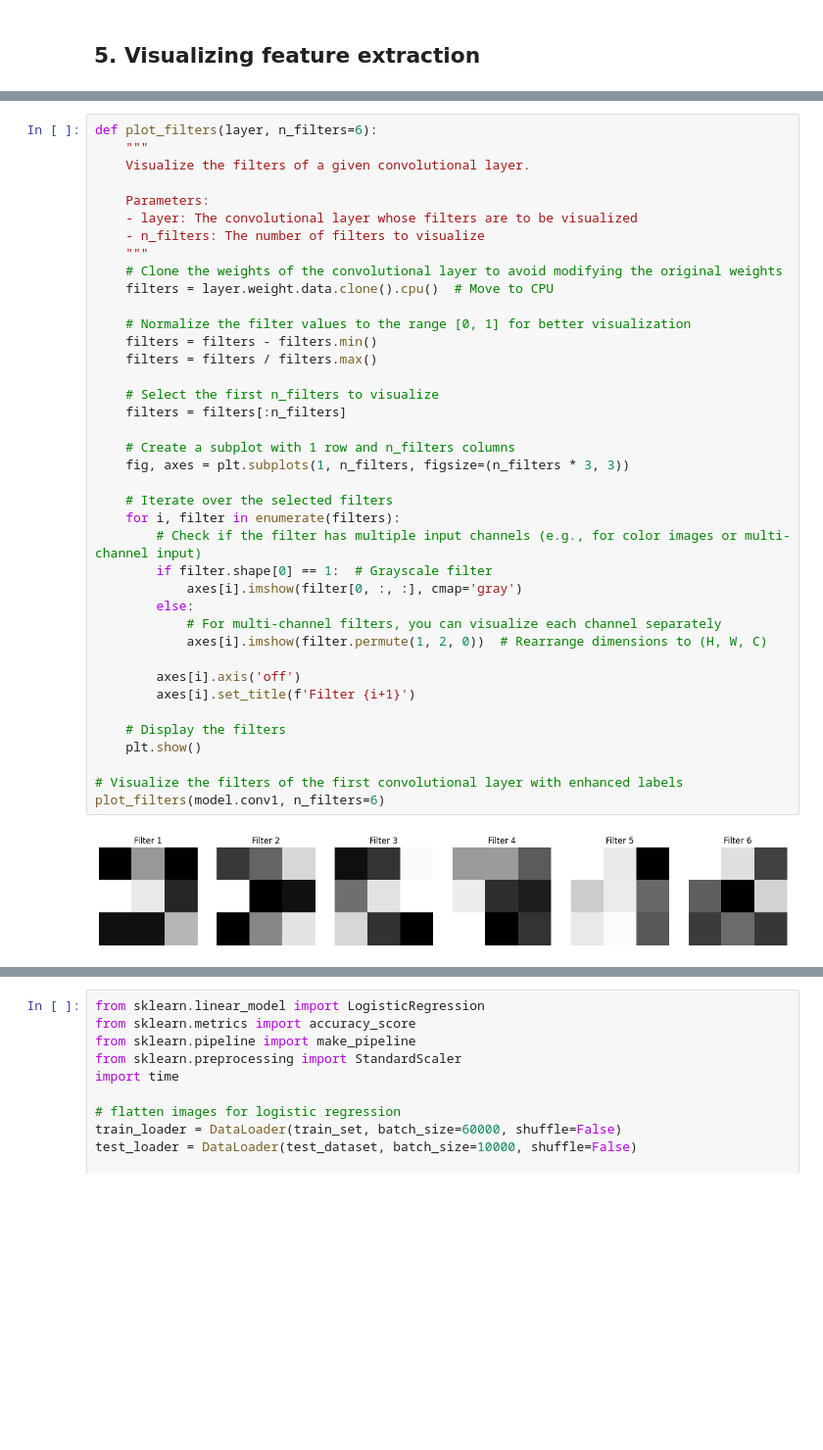
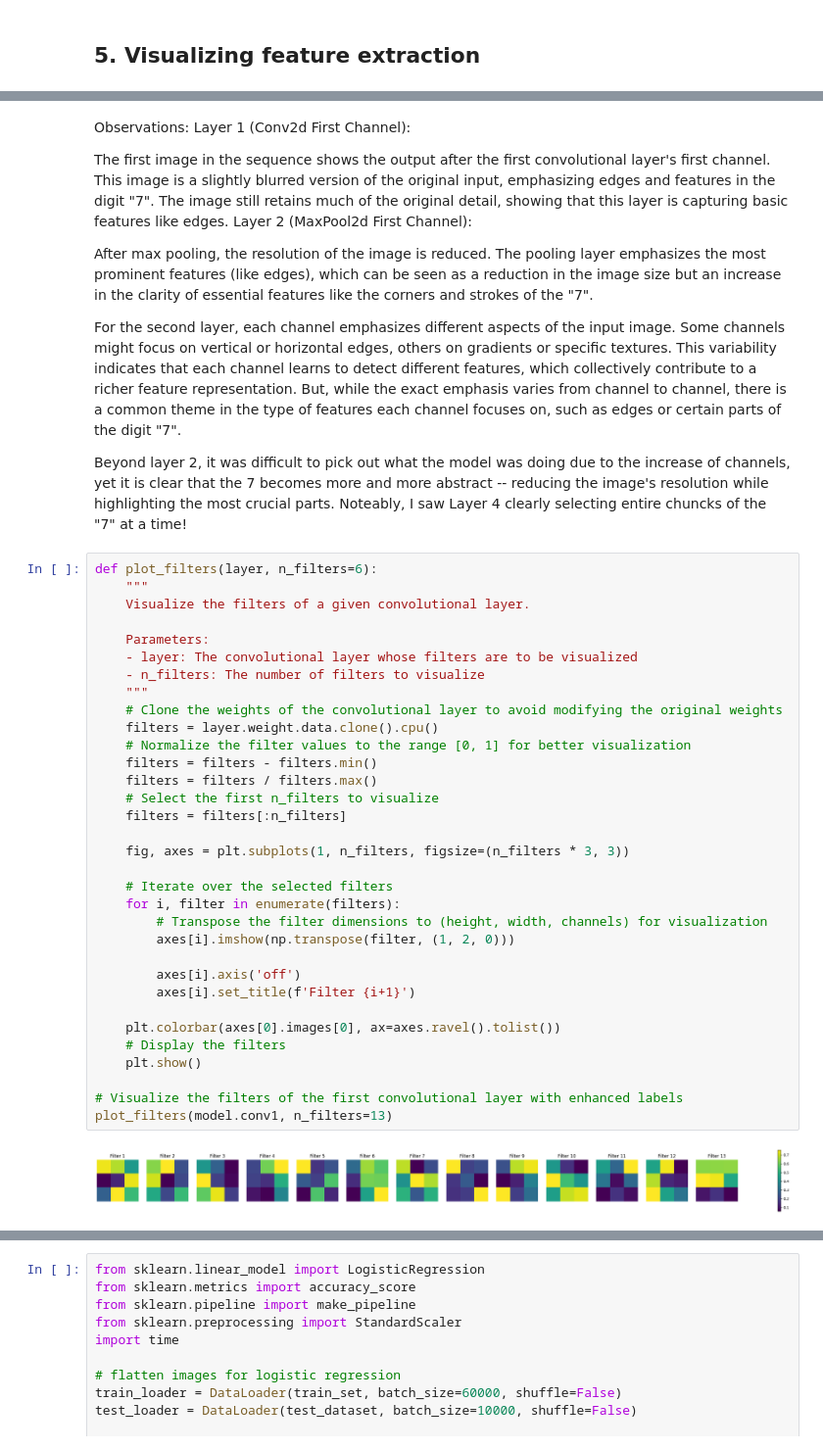
Before and after one commit to Kyrylo-Bakumenko/mathematics-and-ai, a Jupyter notebook: weekly-projects/week6/Homework_6.ipynb, the cells around one changed output, grey strips where cells are left out. Shown at 98% size. Drawn from its saved outputs; the diff is of its cells as text; blank space fills up the shorter version.

```diff
--- a/weekly-projects/week6/Homework_6.ipynb
+++ b/weekly-projects/week6/Homework_6.ipynb
@@ -645,41 +715,47 @@ plot_mapped_features(model, example_image, layers, show_all_channels=True)
+# %% [markdown]
+Observations:
+Layer 1 (Conv2d First Channel):
+
+The first image in the sequence shows the output after the first convolutional layer's first channel. This image is a slightly blurred version of the original input, emphasizing edges and features in the digit "7". The image still retains much of the original detail, showing that this layer is capturing basic features like edges.
+Layer 2 (MaxPool2d First Channel):
+
+After max pooling, the resolution of the image is reduced. The pooling layer emphasizes the most prominent features (like edges), which can be seen as a reduction in the image size but an increase in the clarity of essential features like the corners and strokes of the "7".
+
+For the second layer, each channel emphasizes different aspects of the input image. Some channels might focus on vertical or horizontal edges, others on gradients or specific textures. This variability indicates that each channel learns to detect different features, which collectively contribute to a richer feature representation. But, while the exact emphasis varies from channel to channel, there is a common theme in the type of features each channel focuses on, such as edges or certain parts of the digit "7".
+
+Beyond layer 2, it was difficult to pick out what the model was doing due to the increase of channels, yet it is clear that the 7 becomes more and more abstract -- reducing the image's resolution while highlighting the most crucial parts. Noteably, I saw Layer 4 clearly selecting entire chuncks of the "7" at a time!
 # %%
 def plot_filters(layer, n_filters=6):
     """
     Visualize the filters of a given convolutional layer.
 
     Parameters:
     - layer: The convolutional layer whose filters are to be visualized
     - n_filters: The number of filters to visualize
     """
     # Clone the weights of the convolutional layer to avoid modifying the original weights
-    filters = layer.weight.data.clone().cpu()  # Move to CPU
-
+    filters = layer.weight.data.clone().cpu()
     # Normalize the filter values to the range [0, 1] for better visualization
     filters = filters - filters.min()
     filters = filters / filters.max()
-
     # Select the first n_filters to visualize
     filters = filters[:n_filters]
 
-    # Create a subplot with 1 row and n_filters columns
     fig, axes = plt.subplots(1, n_filters, figsize=(n_filters * 3, 3))
 
     # Iterate over the selected filters
     for i, filter in enumerate(filters):
-        # Check if the filter has multiple input channels (e.g., for color images or multi-channel input)
-        if filter.shape[0] == 1:  # Grayscale filter
-            axes[i].imshow(filter[0, :, :], cmap='gray')
-        else:
-            # For multi-channel filters, you can visualize each channel separately
-            axes[i].imshow(filter.permute(1, 2, 0))  # Rearrange dimensions to (H, W, C)
+        # Transpose the filter dimensions to (height, width, channels) for visualization
+        axes[i].imshow(np.transpose(filter, (1, 2, 0)))
 
         axes[i].axis('off')
         axes[i].set_title(f'Filter {i+1}')
 
+    plt.colorbar(axes[0].images[0], ax=axes.ravel().tolist())
     # Display the filters
     plt.show()
 
 # Visualize the filters of the first convolutional layer with enhanced labels
-plot_filters(model.conv1, n_filters=6)
+plot_filters(model.conv1, n_filters=13)
 # %% [output]
-[figure, old version]
+[figure, new version]
```
Also changed, not shown: parts of 14 cells of this notebook.
